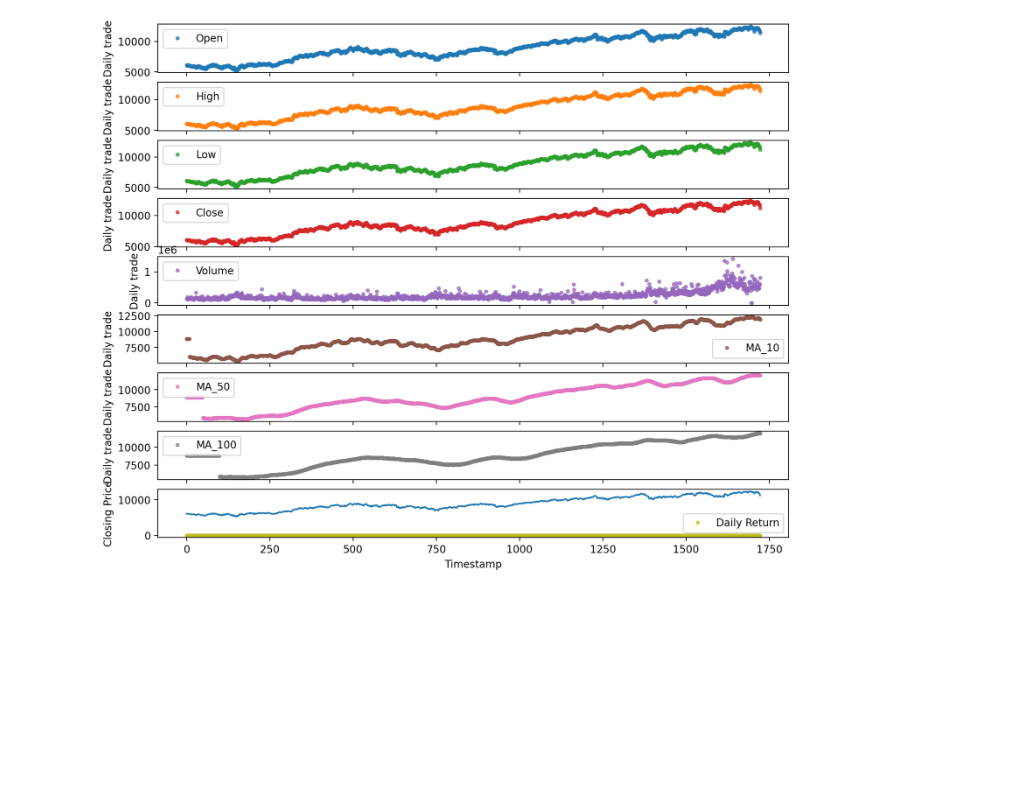
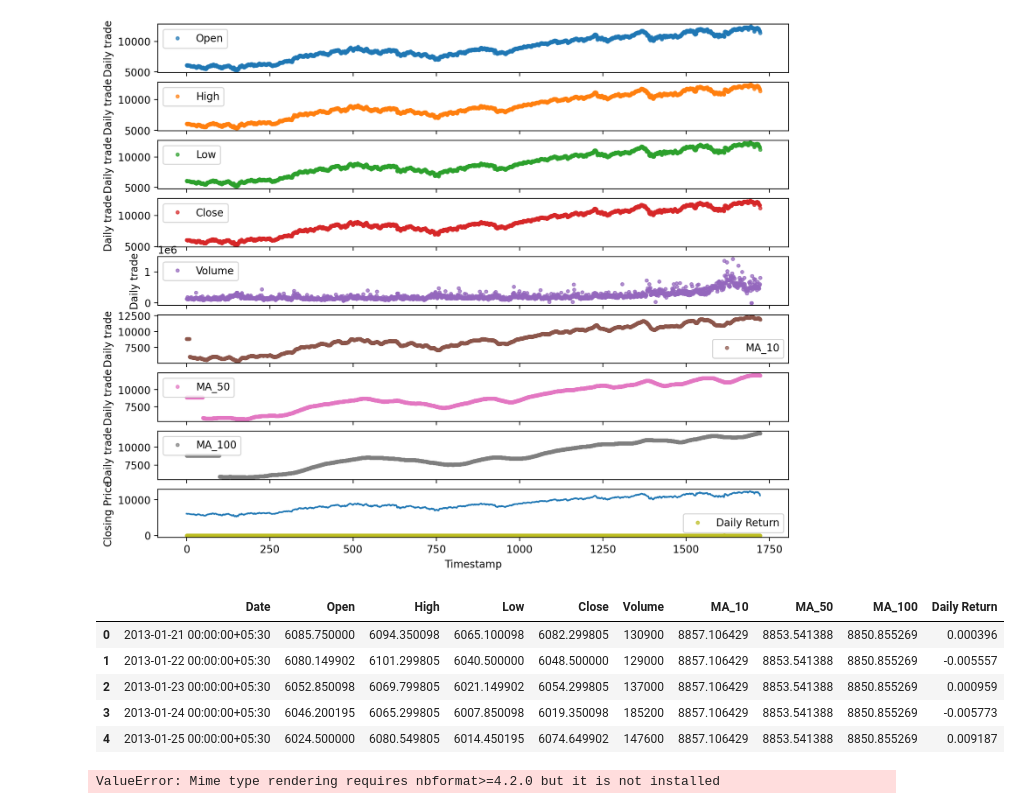
Before and after one commit to NastyVader/CryptoPortal, a Jupyter notebook: initial_algorithm_trials.ipynb, the cells around one changed output. Cells and saved outputs as stored; diff of their text form; code cells hidden in the pictures; blank space fills up the shorter version.

```diff
--- a/initial_algorithm_trials.ipynb
+++ b/initial_algorithm_trials.ipynb
@@ -236,3 +238,64 @@ MA_100          0
 Daily Return    0
 dtype: int64
 [figure]
+# %%
+df.reset_index(drop=True, inplace=True)
+df.fillna(df.mean(), inplace=True)
+df.head()
+# %% [output]
+|  | Date | Open | High | Low | Close | Volume | MA_10 | MA_50 | MA_100 | Daily Return |
+| 0 | 2013-01-21 00:00:00+05:30 | 6085.750000 | 6094.350098 | 6065.100098 | 6082.299805 | 130900 | 8857.106429 | 8853.541388 | 8850.855269 | 0.000396 |
+| 1 | 2013-01-22 00:00:00+05:30 | 6080.149902 | 6101.299805 | 6040.500000 | 6048.500000 | 129000 | 8857.106429 | 8853.541388 | 8850.855269 | -0.005557 |
+| 2 | 2013-01-23 00:00:00+05:30 | 6052.850098 | 6069.799805 | 6021.149902 | 6054.299805 | 137000 | 8857.106429 | 8853.541388 | 8850.855269 | 0.000959 |
+| 3 | 2013-01-24 00:00:00+05:30 | 6046.200195 | 6065.299805 | 6007.850098 | 6019.350098 | 185200 | 8857.106429 | 8853.541388 | 8850.855269 | -0.005773 |
+| 4 | 2013-01-25 00:00:00+05:30 | 6024.500000 | 6080.549805 | 6014.450195 | 6074.649902 | 147600 | 8857.106429 | 8853.541388 | 8850.855269 | 0.009187 |
+# %%
+from plotly.subplots import make_subplots
+import plotly.graph_objects as go
+import yfinance as yf
+_stock_info = yf.Ticker("^NSEI")
+df = _stock_info.history(period="max")
+df = df.drop(["Dividends", "Stock Splits"], axis=1)
+df = df[df.index > "1990-01-01"][df.index < "2020-03-01"]
+df = df[df["Volume"] > 0]
+
+fig = go.Figure(data=go.Scatter(x=df.index, y=df["Close"]))
+
+fig2 = make_subplots(specs=[[{"secondary_y": True}]])
+fig2.add_trace(
+    go.Scatter(x=df.index, y=df["Close"], name="Price"), secondary_y=False
+)
+fig2.add_trace(go.Bar(x=df.index, y=df["Volume"], name="Volume"), secondary_y=True)
+fig2.update_yaxes(range=[0, 700000000], secondary_y=True)
+fig2.update_yaxes(visible=False, secondary_y=True)
+
+fig3 = make_subplots(specs=[[{"secondary_y": True}]])
+fig3.add_trace(
+    go.Candlestick(
+        x=df.index,
+        open=df["Open"],
+        close=df["Close"],
+        high=df["High"],
+        low=df["Low"],
+    ),
+    secondary_y=False,
+)
+fig3.add_trace(
+    go.Scatter(x=df.index, y=df["Close"].rolling(20).mean(), name="20D-MA"),
+    secondary_y=False,
+)
+fig3.add_trace(
+    go.Scatter(x=df.index, y=df["Close"].rolling(100).mean(), name="100D-MA"),
+    secondary_y=False,
+)
+fig3.add_trace(go.Bar(x=df.index, y=df["Volume"], name="Volume"), secondary_y=True)
+fig3.update_yaxes(range=[0, 700000000], secondary_y=True)
+fig3.update_yaxes(visible=False, secondary_y=True)
+# fig2.show()
+context = {
+    "basic": fig.to_html(),
+    "scatter": fig2.to_html(),
+    "candle": fig3.to_html(),
+}
+# %% [output]
+ValueError: Mime type rendering requires nbformat>=4.2.0 but it is not installed
```
Also changed, not shown: parts of 1 cell of this notebook.
